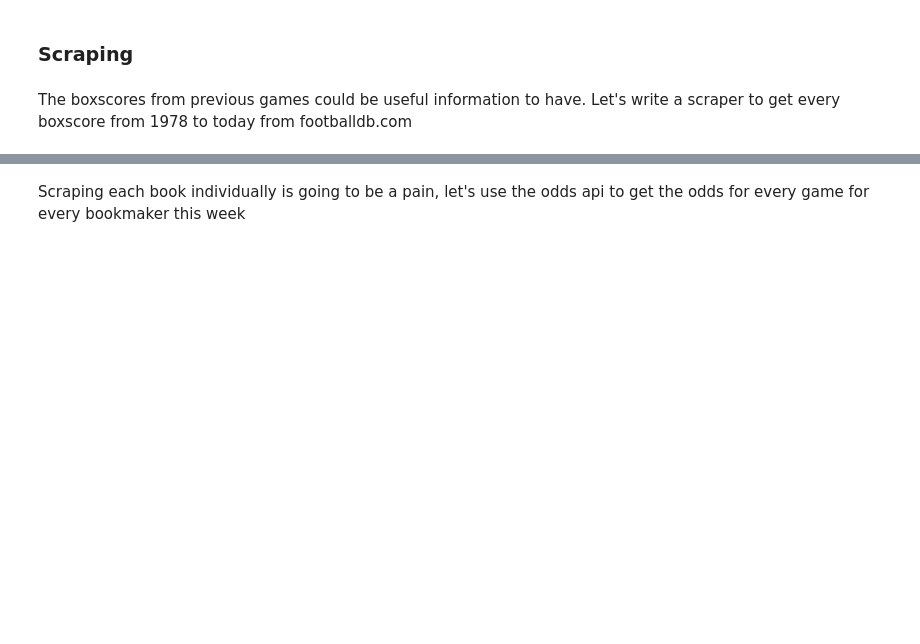
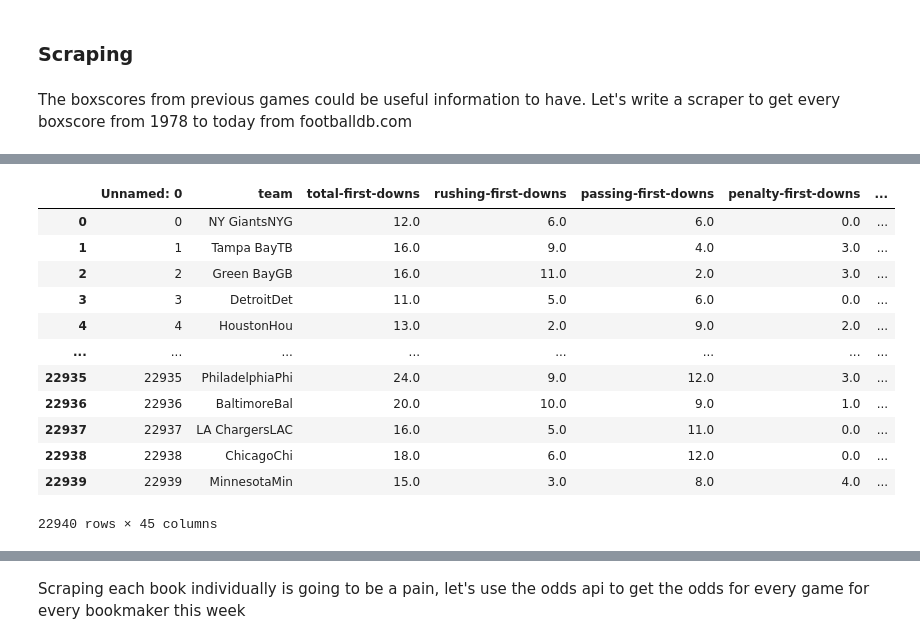
Before and after one commit to JonathanSears1/JonathanSears1.github.io, a Jupyter notebook: Beat-The-Books.ipynb, the cells around one changed output, grey strips where cells are left out. Saved outputs shown, nothing was run; the diff lists cells and outputs as text; code cells hidden in the pictures; blank space fills up the shorter version.

```diff
--- a/Beat-The-Books.ipynb
+++ b/Beat-The-Books.ipynb
@@ -310,0 +485,21 @@ Index(['First downs', 'Rushing', 'Passing', 'Penalty', 'Total Net Yards',
+# %%
+box_scores_df = pd.read_csv("Data/box_scores_cleaned.csv")
+box_scores_df['team-abrev'].replace({"AK":"LVR"},inplace=True)
+# %%
+rolling_net_yards_16_games = box_scores_df.groupby('team')['net-yards'].rolling(window = 16,min_periods = 1).mean().reset_index(level=0)
+box_scores_df = box_scores_df.join(rolling_net_yards_16_games['net-yards'],rsuffix="-rolling-16")
+box_scores_df
+# %% [output]
+|  | Unnamed: 0 | team | total-first-downs | rushing-first-downs | passing-first-downs | penalty-first-downs | ... |
+| 0 | 0 | NY GiantsNYG | 12.0 | 6.0 | 6.0 | 0.0 | ... |
+| 1 | 1 | Tampa BayTB | 16.0 | 9.0 | 4.0 | 3.0 | ... |
+| 2 | 2 | Green BayGB | 16.0 | 11.0 | 2.0 | 3.0 | ... |
+| 3 | 3 | DetroitDet | 11.0 | 5.0 | 6.0 | 0.0 | ... |
+| 4 | 4 | HoustonHou | 13.0 | 2.0 | 9.0 | 2.0 | ... |
+| ... | ... | ... | ... | ... | ... | ... | ... |
+| 22935 | 22935 | PhiladelphiaPhi | 24.0 | 9.0 | 12.0 | 3.0 | ... |
+| 22936 | 22936 | BaltimoreBal | 20.0 | 10.0 | 9.0 | 1.0 | ... |
+| 22937 | 22937 | LA ChargersLAC | 16.0 | 5.0 | 11.0 | 0.0 | ... |
+| 22938 | 22938 | ChicagoChi | 18.0 | 6.0 | 12.0 | 0.0 | ... |
+| 22939 | 22939 | MinnesotaMin | 15.0 | 3.0 | 8.0 | 4.0 | ... |
+22940 rows × 45 columns
```
Also changed, not shown: parts of 35 cells of this notebook, 1 other file.
